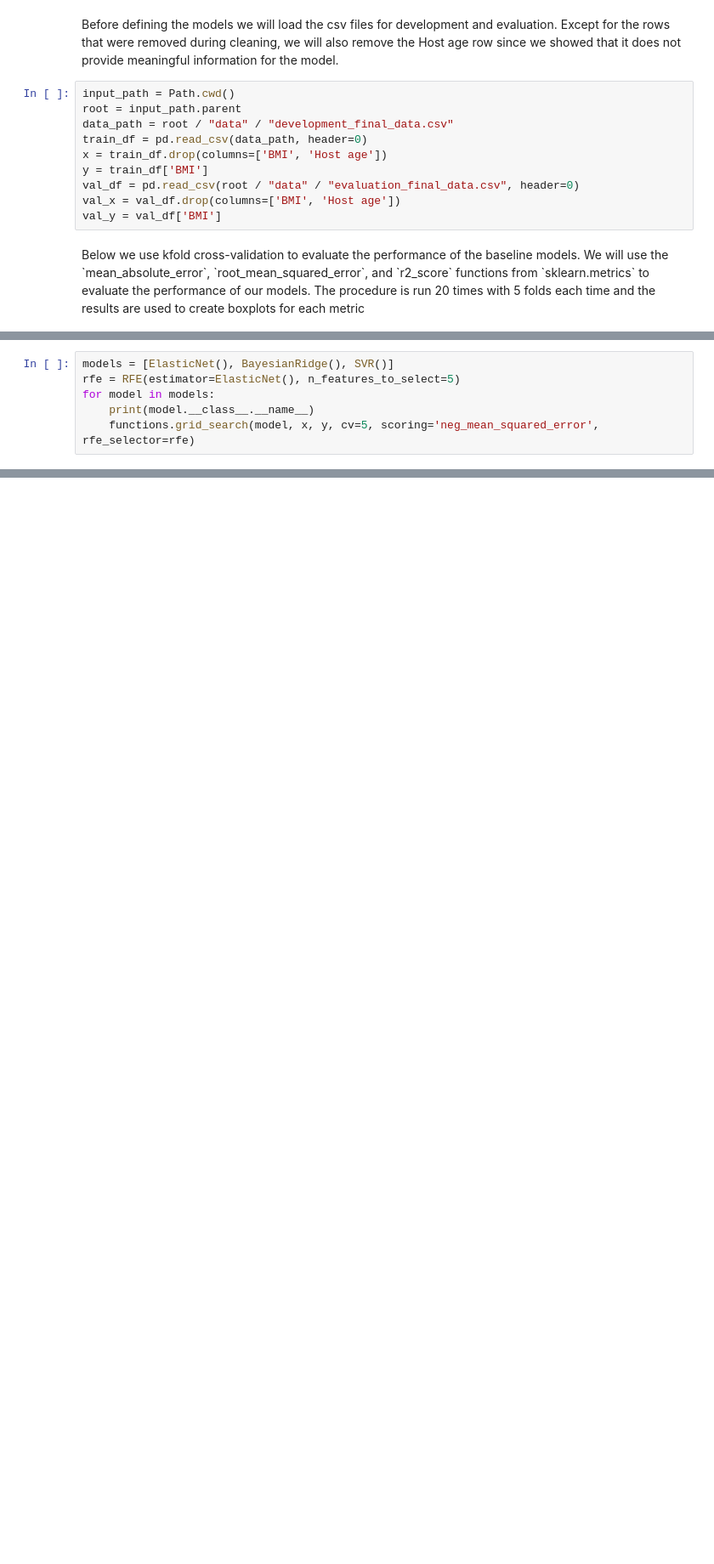
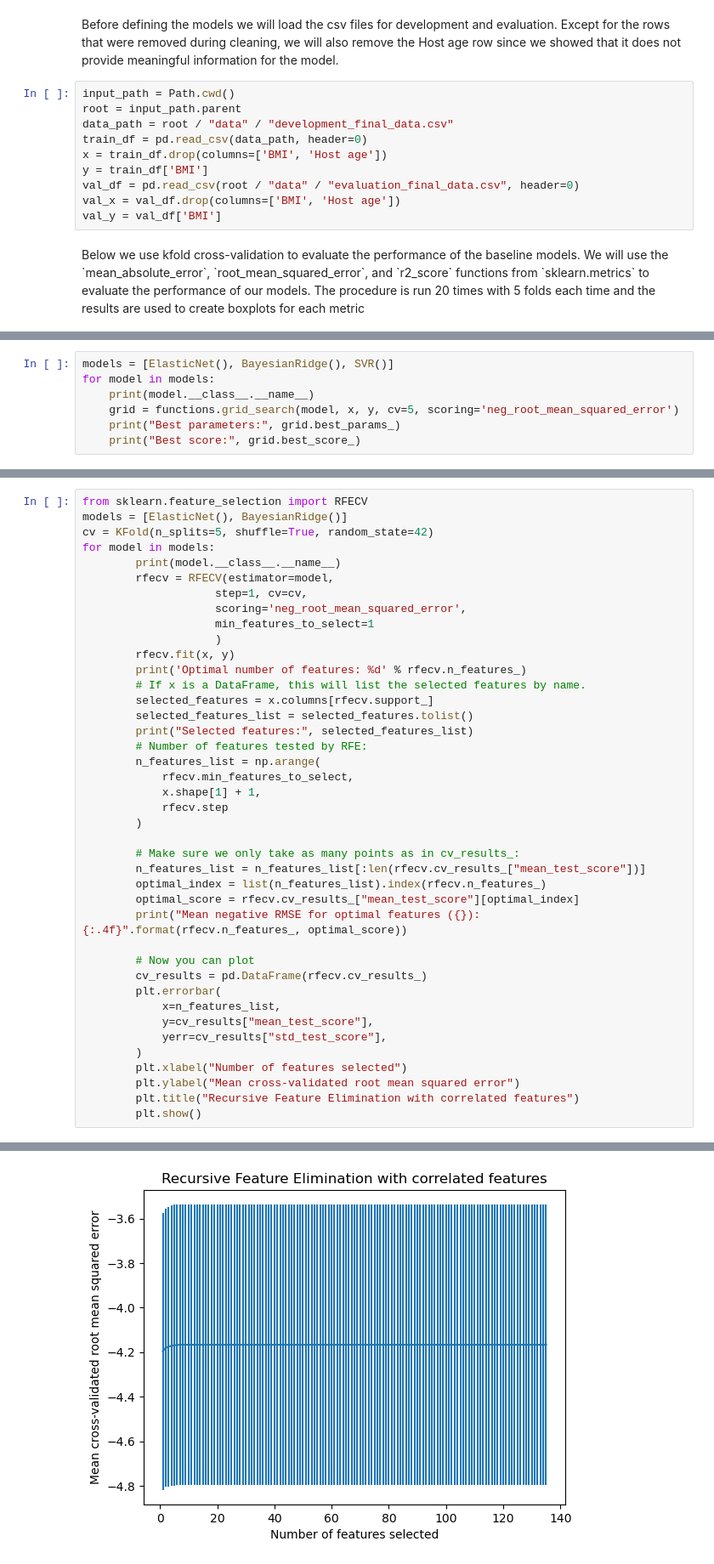
Before and after one commit to RafailTn/Assignment-1, a Jupyter notebook: notebooks/model_analysis.ipynb, the cells around one changed output, grey strips where cells are left out. Shown at 85% size. Saved outputs shown, nothing was run; the diff lists cells and outputs as text; blank space fills up the shorter version.

Commit message:
grid for feature selection and fine-tuning

```diff
--- a/notebooks/model_analysis.ipynb
+++ b/notebooks/model_analysis.ipynb
@@ -100,8 +108,9 @@ Model: SVR
 # %%
 models = [ElasticNet(), BayesianRidge(), SVR()]
-rfe = RFE(estimator=ElasticNet(), n_features_to_select=5)
 for model in models:
     print(model.__class__.__name__)
-    functions.grid_search(model, x, y, cv=5, scoring='neg_mean_squared_error', rfe_selector=rfe)
+    grid = functions.grid_search(model, x, y, cv=5, scoring='neg_root_mean_squared_error')
+    print("Best parameters:", grid.best_params_)
+    print("Best score:", grid.best_score_)
 # %% [output]
 ElasticNet
@@ -115,0 +125,42 @@ SVR
+# %%
+from sklearn.feature_selection import RFECV
+models = [ElasticNet(), BayesianRidge()]
+cv = KFold(n_splits=5, shuffle=True, random_state=42)
+for model in models:
+        print(model.__class__.__name__)
+        rfecv = RFECV(estimator=model,
+                    step=1, cv=cv,
+                    scoring='neg_root_mean_squared_error',
+                    min_features_to_select=1
+                    )
+        rfecv.fit(x, y)
+        print('Optimal number of features: %d' % rfecv.n_features_)
+        # If x is a DataFrame, this will list the selected features by name.
+        selected_features = x.columns[rfecv.support_]
+        selected_features_list = selected_features.tolist()
+        print("Selected features:", selected_features_list)
+        # Number of features tested by RFE:
+        n_features_list = np.arange(
+            rfecv.min_features_to_select,
+            x.shape[1] + 1,
+            rfecv.step
+        )
+
+        # Make sure we only take as many points as in cv_results_:
+        n_features_list = n_features_list[:len(rfecv.cv_results_["mean_test_score"])]
+        optimal_index = list(n_features_list).index(rfecv.n_features_)
+        optimal_score = rfecv.cv_results_["mean_test_score"][optimal_index]
+        print("Mean negative RMSE for optimal features ({}): {:.4f}".format(rfecv.n_features_, optimal_score))
+
+        # Now you can plot
+        cv_results = pd.DataFrame(rfecv.cv_results_)
+        plt.errorbar(
+            x=n_features_list,
+            y=cv_results["mean_test_score"],
+            yerr=cv_results["std_test_score"],
+        )
+        plt.xlabel("Number of features selected")
+        plt.ylabel("Mean cross-validated root mean squared error")
+        plt.title("Recursive Feature Elimination with correlated features")
+        plt.show()
+# %% [output]
@@ -115,0 +171 @@ SVR
+[figure, added]
```
Also changed, not shown: parts of 6 cells of this notebook, 4 other files.
